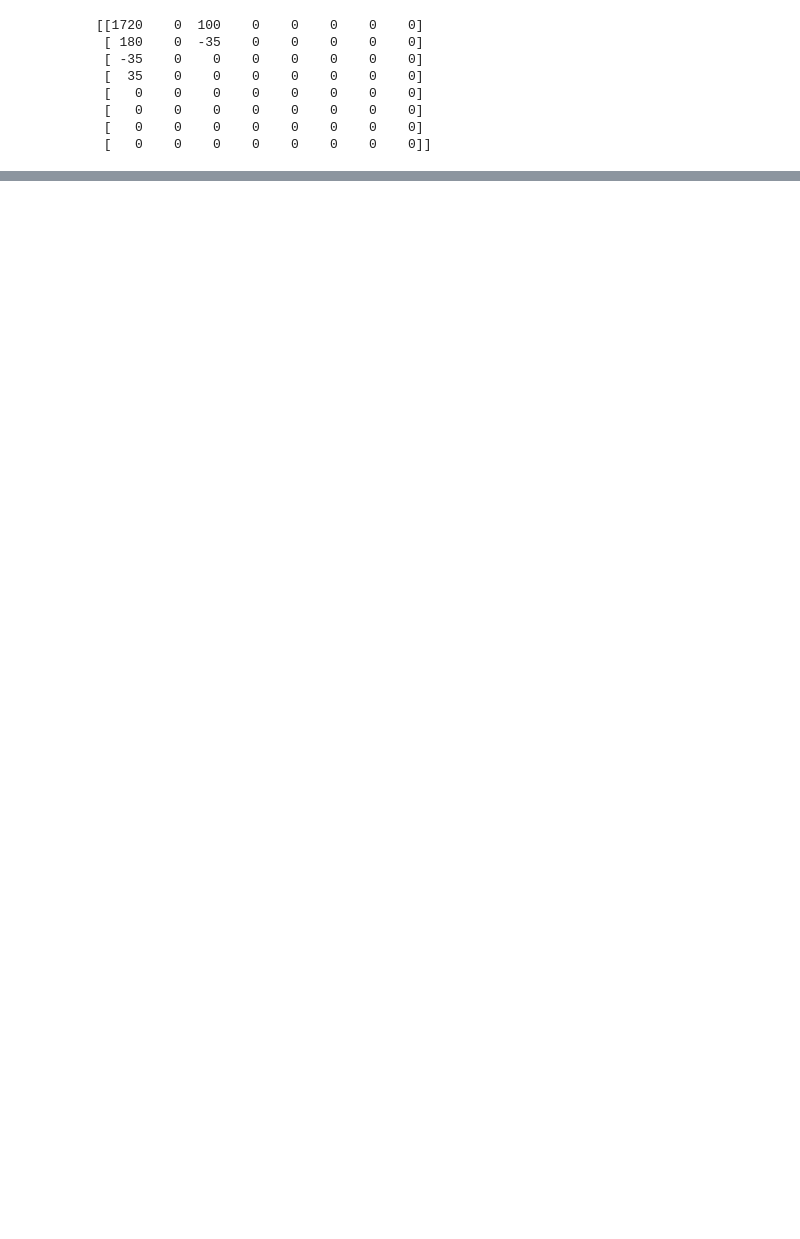
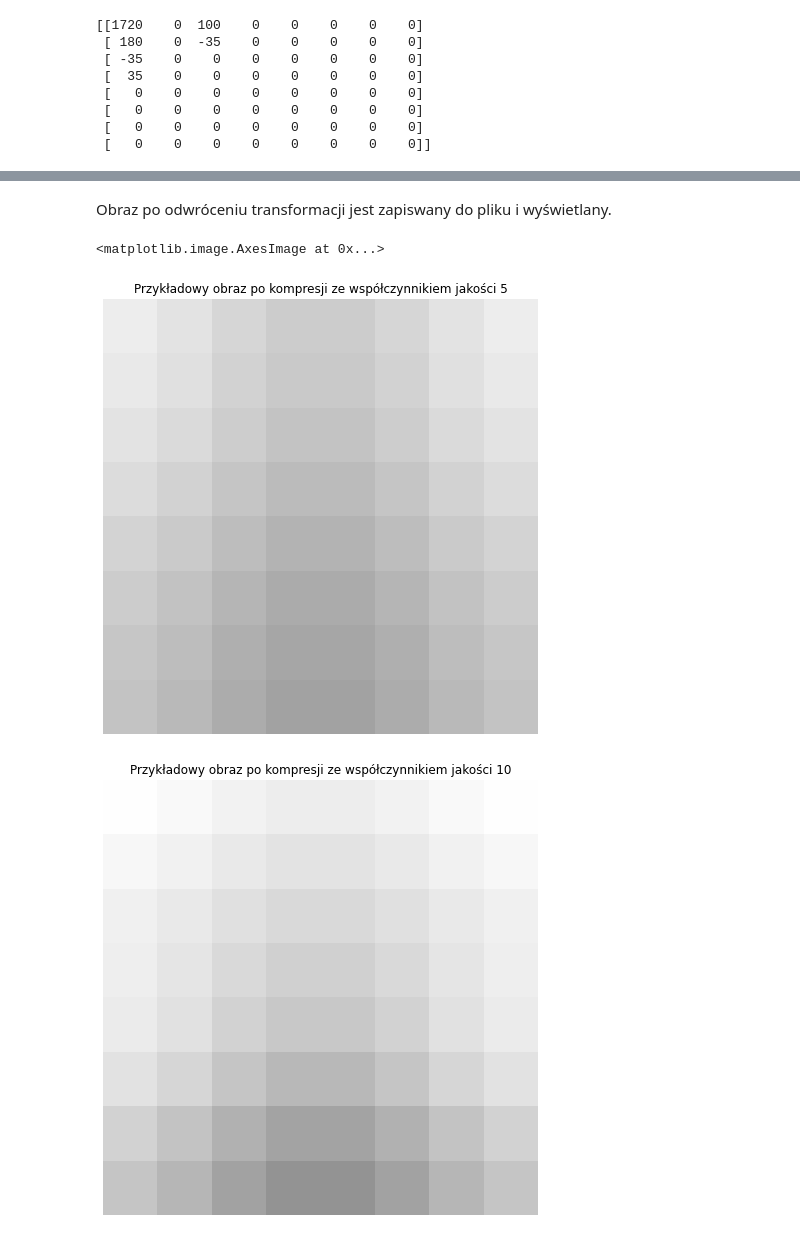
Before and after one commit to Wiktor-99/MIIS, a Jupyter notebook: DCT/DCT.ipynb, the cells around one changed output, grey strips where cells are left out. Drawn from its saved outputs; the diff is of its cells as text; code cells hidden in the pictures; blank space fills up the shorter version.

```diff
--- a/DCT/DCT.ipynb
+++ b/DCT/DCT.ipynb
@@ -170,0 +183,56 @@ imshow(img, cmap='gray', vmin='0', vmax='255')
+# %% [markdown]
+Obraz po odwróceniu transformacji jest zapiswany do pliku i wyświetlany.
+# %%
+file = open("output_img_10.txt", 'w')
+file.write("8 8\n")
+for i in range(len(img_IDCT)):
+    for j in range(len(img_IDCT[0])):
+        file.write(str(img_IDCT[i][j]) + ' ')
+    file.write('\n')
+file.close()
+
+figure(1)
+axis('off')
+title('Przykładowy obraz po kompresji ze współczynnikiem jakości 5')
+img = read_file("output_img_5.txt")
+imshow(img, cmap='gray', vmin='0', vmax='255')
+
+figure(2)
+axis('off')
+title('Przykładowy obraz po kompresji ze współczynnikiem jakości 10')
+img = read_file("output_img_10.txt")
+imshow(img, cmap='gray', vmin='0', vmax='255')
+
+figure(3)
+axis('off')
+title('Przykładowy obraz po kompresji ze współczynnikiem jakości 20')
+img = read_file("output_img_20.txt")
+imshow(img, cmap='gray', vmin='0', vmax='255')
+
+figure(4)
+axis('off')
+title('Przykładowy obraz po kompresji ze współczynnikiem jakości 40')
+img = read_file("output_img_40.txt")
+imshow(img, cmap='gray', vmin='0', vmax='255')
+
+figure(5)
+axis('off')
+title('Przykładowy obraz po kompresji ze współczynnikiem jakości 60')
+img = read_file("output_img_60.txt")
+imshow(img, cmap='gray', vmin='0', vmax='255')
+
+figure(6)
+axis('off')
+title('Przykładowy obraz po kompresji ze współczynnikiem jakości 80')
+img = read_file("output_img_80.txt")
+imshow(img, cmap='gray', vmin='0', vmax='255')
+
+figure(7)
+axis('off')
+title('Obraz wyjściowy')
+img = read_file('input_img_1.txt')
+imshow(img, cmap='gray', vmin='0', vmax='255')
+# %% [output]
+<matplotlib.image.AxesImage at 0x...>
+[figure, added]
+[figure, added]
```
Also changed, not shown: parts of 22 cells of this notebook.
